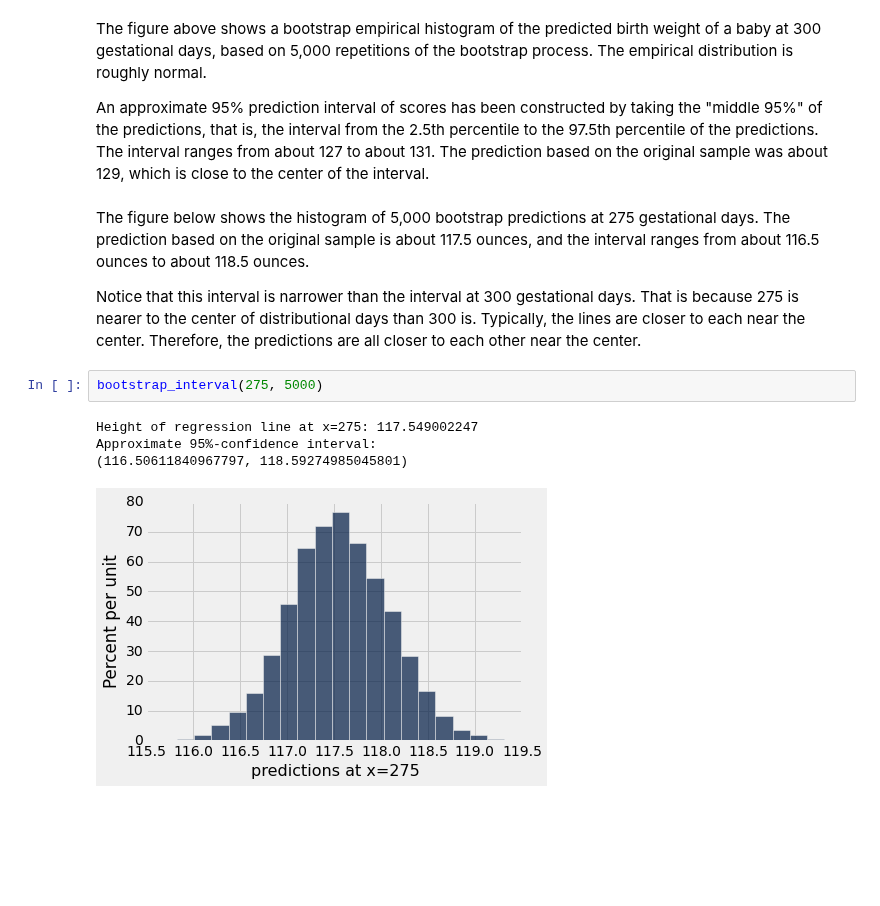
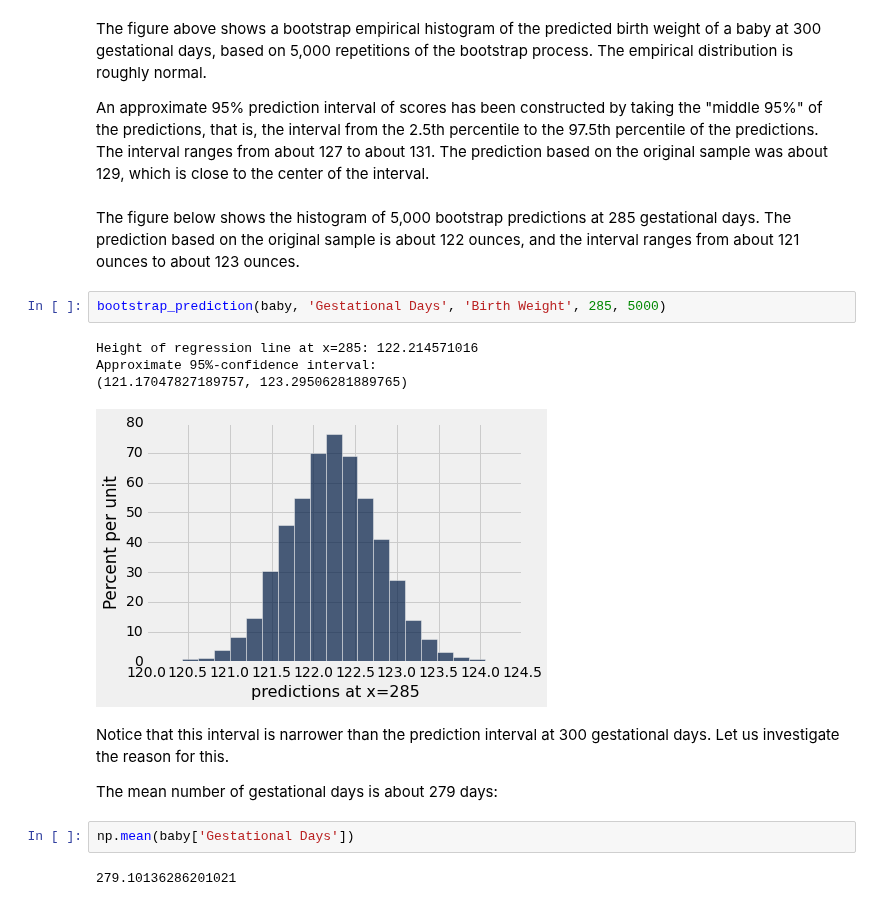
Before and after one commit to data-8/textbook, a Jupyter notebook: notebooks/RegressionInference.ipynb, the cells around one changed output. Saved outputs shown, nothing was run; the diff lists cells and outputs as text; blank space fills up the shorter version.

```diff
--- a/notebooks/RegressionInference.ipynb
+++ b/notebooks/RegressionInference.ipynb
@@ -327,13 +336,19 @@ The figure above shows a bootstrap empirical histogram of the predicted birth we
 
 An approximate 95% prediction interval of scores has been constructed by taking the "middle 95%" of the predictions, that is, the interval from the 2.5th percentile to the 97.5th percentile of the predictions. The interval ranges from about 127 to about 131. The prediction based on the original sample was about 129, which is close to the center of the interval.
 # %% [markdown]
-The figure below shows the histogram of 5,000 bootstrap predictions at 275 gestational days. The prediction based on the original sample is about 117.5 ounces, and the interval ranges from about 116.5 ounces to about 118.5 ounces.
-
-Notice that this interval is narrower than the interval at 300 gestational days. That is because 275 is nearer to the center of distributional days than 300 is. Typically, the lines are closer to each near the center. Therefore, the predictions are all closer to each other near the center.
+The figure below shows the histogram of 5,000 bootstrap predictions at 285 gestational days. The prediction based on the original sample is about 122 ounces, and the interval ranges from about 121 ounces to about 123 ounces.
-# %%
-bootstrap_interval(275, 5000)
-# %% [output]
-Height of regression line at x=275: 117.549002247
-Approximate 95%-confidence interval:
-(116.50611840967797, 118.59274985045801)
-[figure, removed]
+# %%
+bootstrap_prediction(baby, 'Gestational Days', 'Birth Weight', 285, 5000)
+# %% [output]
+Height of regression line at x=285: 122.214571016
+Approximate 95%-confidence interval:
+(121.17047827189757, 123.29506281889765)
+[figure, added]
+# %% [markdown]
+Notice that this interval is narrower than the prediction interval at 300 gestational days. Let us investigate the reason for this.
+
+The mean number of gestational days is about 279 days:
+# %%
+np.mean(baby['Gestational Days'])
+# %% [output]
+279.10136286201021
```
Also changed, not shown: parts of 28 cells of this notebook.
